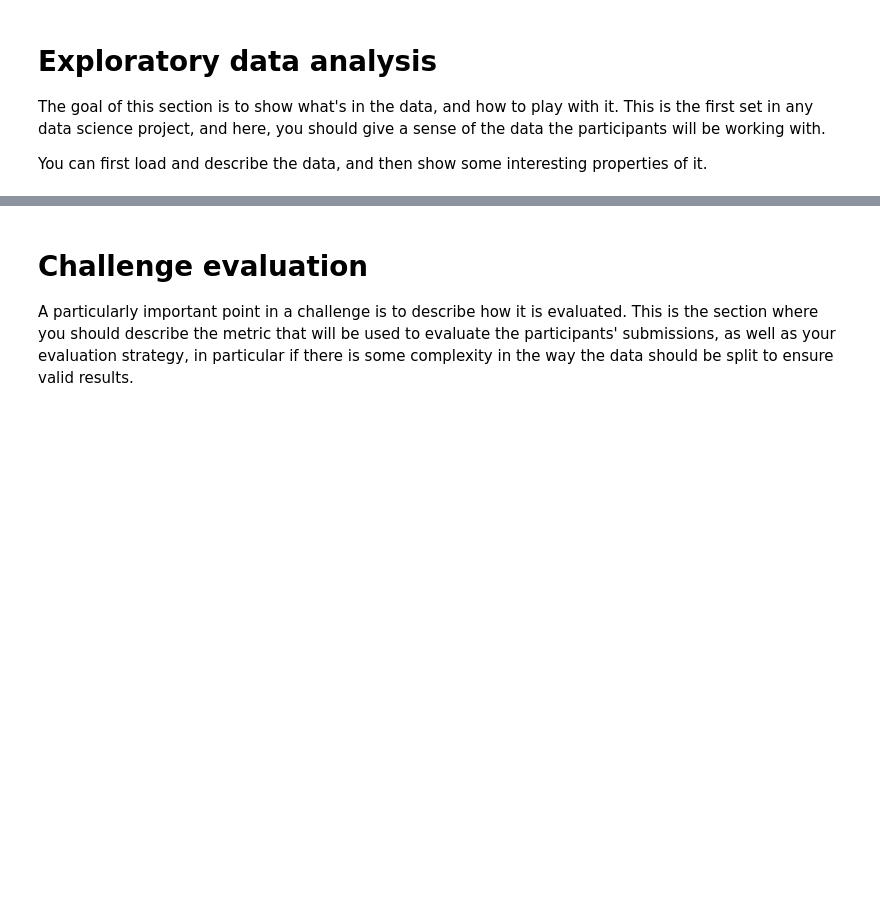
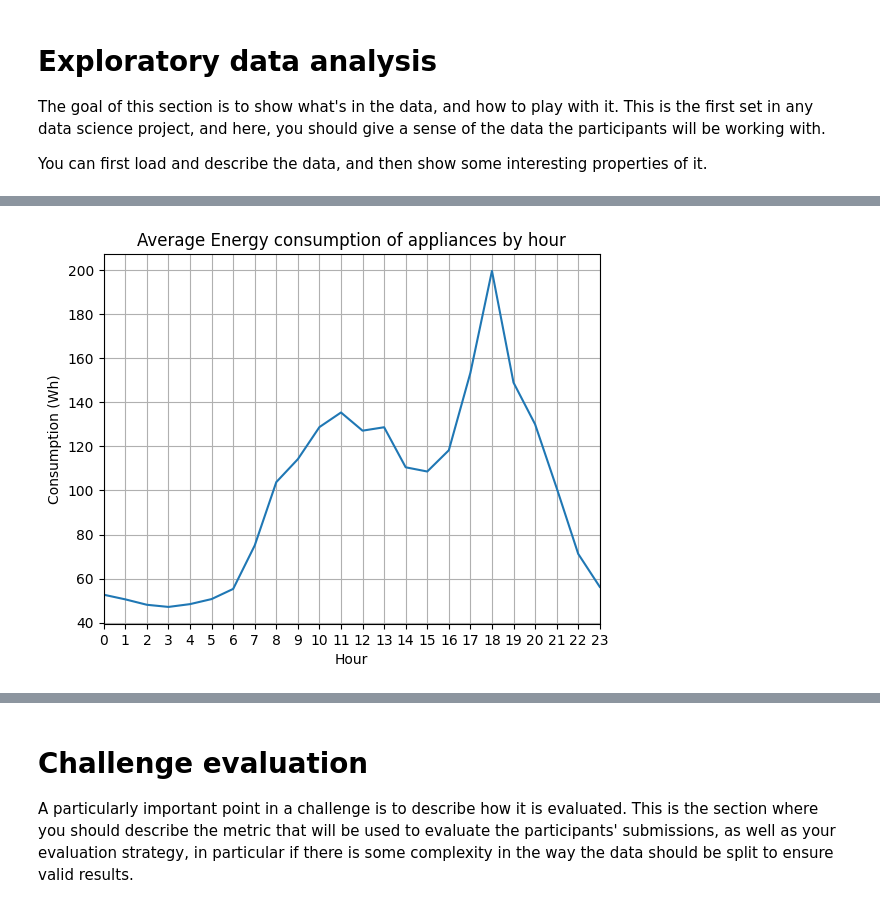
Before and after one commit to N22Toumi/Data_Challenge_M2DS_2025, a Jupyter notebook: template_starting_kit.ipynb, the cells around one changed output, grey strips where cells are left out. Cells and saved outputs as stored; diff of their text form; code cells hidden in the pictures; blank space fills up the shorter version.

```diff
--- a/template_starting_kit.ipynb
+++ b/template_starting_kit.ipynb
@@ -61,0 +75,10 @@ X_df, y = problem.get_train_data()
+# %%
+plt.title('Average Energy consumption of appliances by hour')
+plt.plot(df['Appliances'].groupby(df.index.hour).mean())
+plt.xlabel('Hour')
+plt.ylabel('Consumption (Wh)')
+plt.xlim((0,23))
+plt.xticks(range(24))
+plt.grid()
+# %% [output]
+[figure, added]
```
Also changed, not shown: parts of 4 cells of this notebook.
